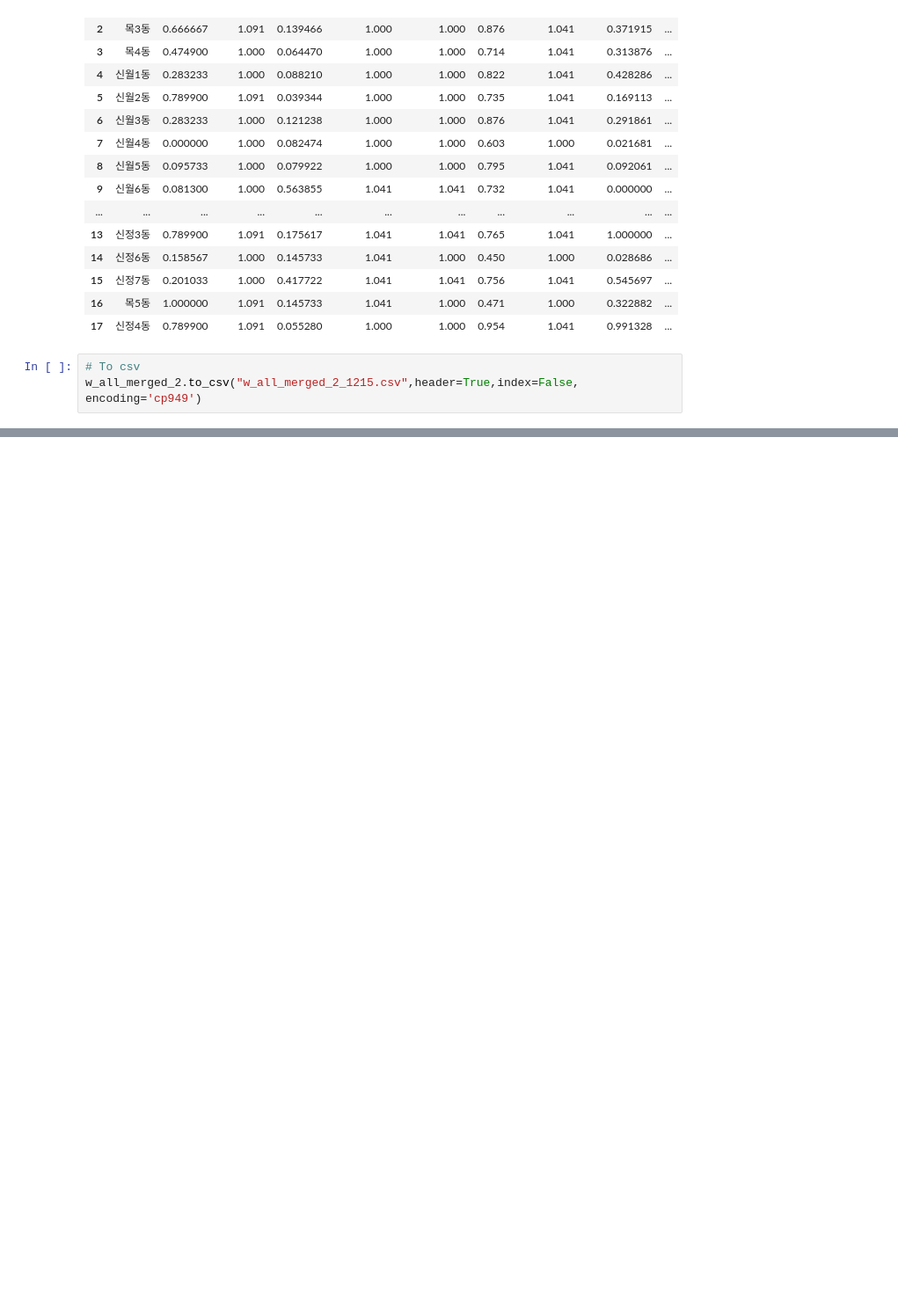
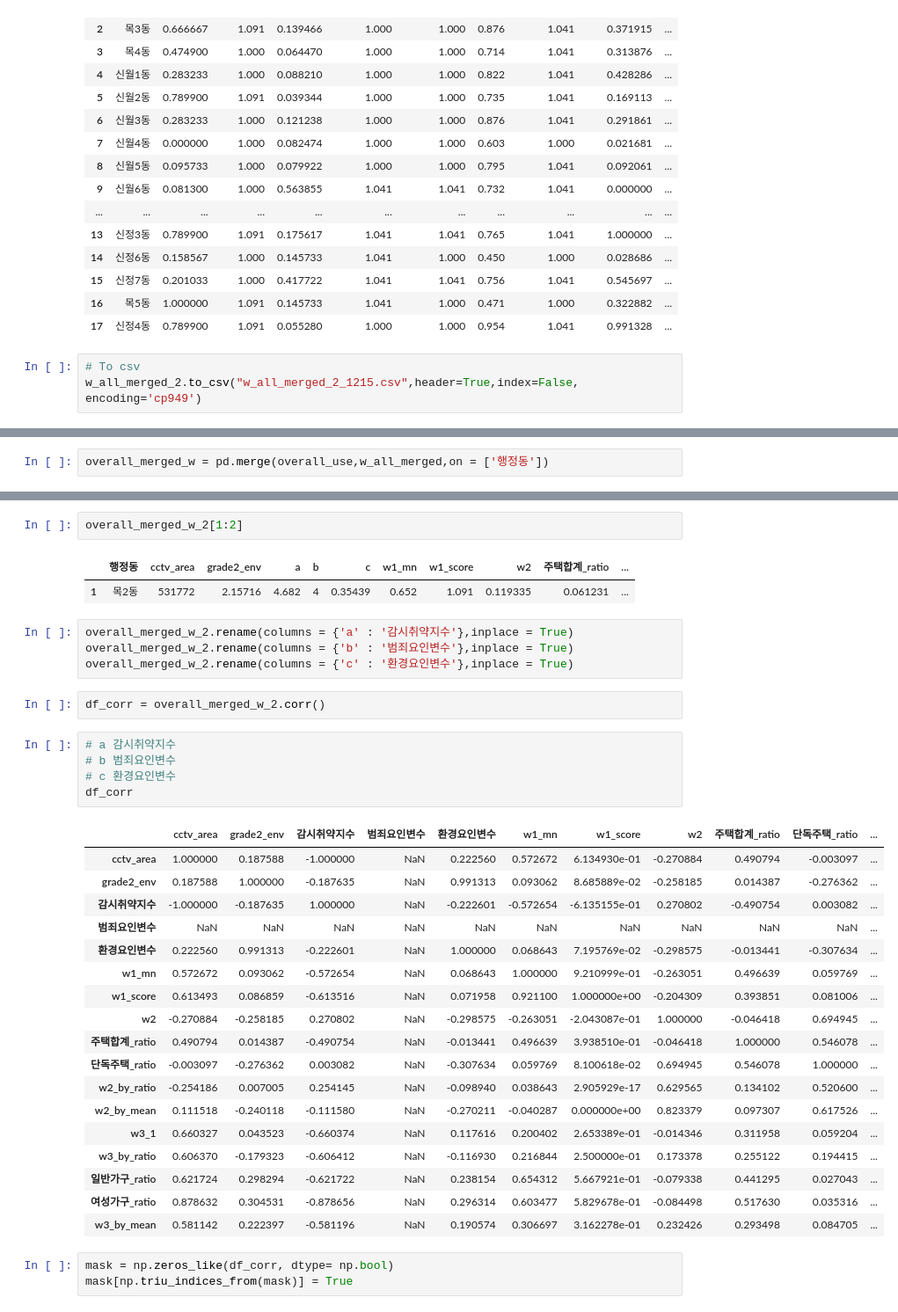
Before and after one commit to AdonisHan/yc_cctv_1214, a Jupyter notebook: data_for_emd_cctv_1214.ipynb, the cells around one changed output, grey strips where cells are left out. Shown at 88% size. Saved outputs shown, nothing was run; the diff lists cells and outputs as text; blank space fills up the shorter version.

```diff
--- a/data_for_emd_cctv_1214.ipynb
+++ b/data_for_emd_cctv_1214.ipynb
@@ -844,0 +850,2 @@ w_all_merged_2.to_csv("w_all_merged_2_1215.csv",header=True,index=False, encodin
+# %%
+overall_merged_w = pd.merge(overall_use,w_all_merged,on = ['행정동'])
@@ -844,0 +876,38 @@ w_all_merged_2.to_csv("w_all_merged_2_1215.csv",header=True,index=False, encodin
+# %%
+overall_merged_w_2[1:2]
+# %% [output]
+|  | 행정동 | cctv_area | grade2_env | a | b | c | w1_mn | w1_score | w2 | 주택합계_ratio | ... |
+| 1 | 목2동 | 531772 | 2.15716 | 4.682 | 4 | 0.35439 | 0.652 | 1.091 | 0.119335 | 0.061231 | ... |
+# %%
+overall_merged_w_2.rename(columns = {'a' : '감시취약지수'},inplace = True)
+overall_merged_w_2.rename(columns = {'b' : '범죄요인변수'},inplace = True)
+overall_merged_w_2.rename(columns = {'c' : '환경요인변수'},inplace = True)
+# %%
+df_corr = overall_merged_w_2.corr()
+# %%
+# a 감시취약지수
+# b 범죄요인변수
+# c 환경요인변수
+df_corr
+# %% [output]
+|  | cctv_area | grade2_env | 감시취약지수 | 범죄요인변수 | 환경요인변수 | w1_mn | w1_score | w2 | 주택합계_ratio | 단독주택_ratio | ... |
+| cctv_area | 1.000000 | 0.187588 | -1.000000 | NaN | 0.222560 | 0.572672 | 6.134930e-01 | -0.270884 | 0.490794 | -0.003097 | ... |
+| grade2_env | 0.187588 | 1.000000 | -0.187635 | NaN | 0.991313 | 0.093062 | 8.685889e-02 | -0.258185 | 0.014387 | -0.276362 | ... |
+| 감시취약지수 | -1.000000 | -0.187635 | 1.000000 | NaN | -0.222601 | -0.572654 | -6.135155e-01 | 0.270802 | -0.490754 | 0.003082 | ... |
+| 범죄요인변수 | NaN | NaN | NaN | NaN | NaN | NaN | NaN | NaN | NaN | NaN | ... |
+| 환경요인변수 | 0.222560 | 0.991313 | -0.222601 | NaN | 1.000000 | 0.068643 | 7.195769e-02 | -0.298575 | -0.013441 | -0.307634 | ... |
+| w1_mn | 0.572672 | 0.093062 | -0.572654 | NaN | 0.068643 | 1.000000 | 9.210999e-01 | -0.263051 | 0.496639 | 0.059769 | ... |
+| w1_score | 0.613493 | 0.086859 | -0.613516 | NaN | 0.071958 | 0.921100 | 1.000000e+00 | -0.204309 | 0.393851 | 0.081006 | ... |
+| w2 | -0.270884 | -0.258185 | 0.270802 | NaN | -0.298575 | -0.263051 | -2.043087e-01 | 1.000000 | -0.046418 | 0.694945 | ... |
+| 주택합계_ratio | 0.490794 | 0.014387 | -0.490754 | NaN | -0.013441 | 0.496639 | 3.938510e-01 | -0.046418 | 1.000000 | 0.546078 | ... |
+| 단독주택_ratio | -0.003097 | -0.276362 | 0.003082 | NaN | -0.307634 | 0.059769 | 8.100618e-02 | 0.694945 | 0.546078 | 1.000000 | ... |
+| w2_by_ratio | -0.254186 | 0.007005 | 0.254145 | NaN | -0.098940 | 0.038643 | 2.905929e-17 | 0.629565 | 0.134102 | 0.520600 | ... |
+| w2_by_mean | 0.111518 | -0.240118 | -0.111580 | NaN | -0.270211 | -0.040287 | 0.000000e+00 | 0.823379 | 0.097307 | 0.617526 | ... |
+| w3_1 | 0.660327 | 0.043523 | -0.660374 | NaN | 0.117616 | 0.200402 | 2.653389e-01 | -0.014346 | 0.311958 | 0.059204 | ... |
+| w3_by_ratio | 0.606370 | -0.179323 | -0.606412 | NaN | -0.116930 | 0.216844 | 2.500000e-01 | 0.173378 | 0.255122 | 0.194415 | ... |
+| 일반가구_ratio | 0.621724 | 0.298294 | -0.621722 | NaN | 0.238154 | 0.654312 | 5.667921e-01 | -0.079338 | 0.441295 | 0.027043 | ... |
+| 여성가구_ratio | 0.878632 | 0.304531 | -0.878656 | NaN | 0.296314 | 0.603477 | 5.829678e-01 | -0.084498 | 0.517630 | 0.035316 | ... |
+| w3_by_mean | 0.581142 | 0.222397 | -0.581196 | NaN | 0.190574 | 0.306697 | 3.162278e-01 | 0.232426 | 0.293498 | 0.084705 | ... |
+# %%
+mask = np.zeros_like(df_corr, dtype= np.bool)
+mask[np.triu_indices_from(mask)] = True
```
Also changed, not shown: parts of 31 cells of this notebook.
